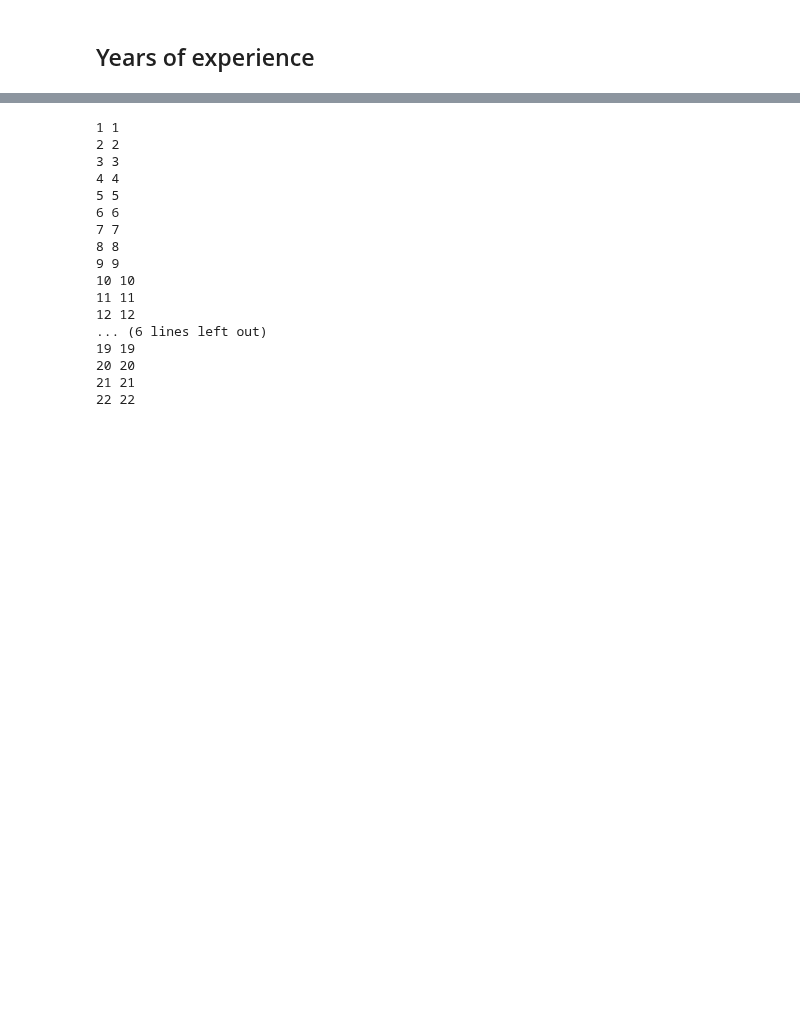
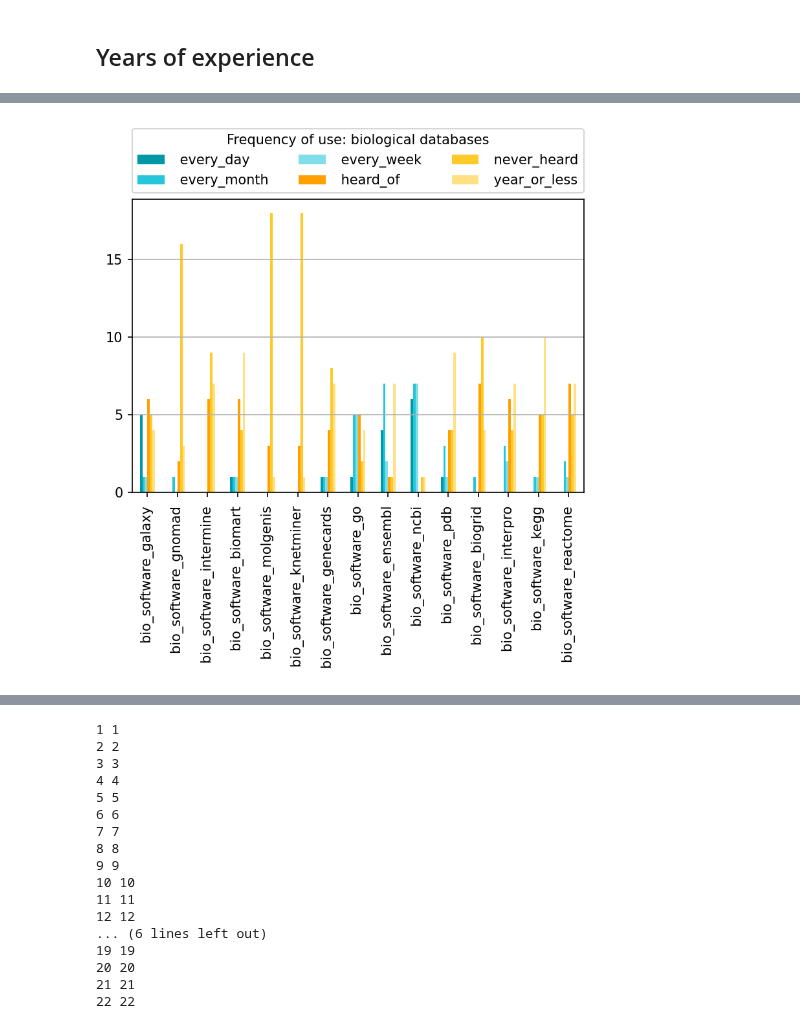
Before and after one commit to yochannah/subjective-data-models-analysis, a Jupyter notebook: import_data.ipynb, the cells around one changed output, grey strips where cells are left out. Saved outputs shown, nothing was run; the diff lists cells and outputs as text; code cells hidden in the pictures; blank space fills up the shorter version.

```diff
--- a/import_data.ipynb
+++ b/import_data.ipynb
@@ -273,0 +277,47 @@ expanded_backgrounds
+# %%
+## This is a utility function to prepare graphs for the personal
+## profile popular programs, languages, and data types
+
+
+## make a bar chart of most popular programs, files.
+def graph_bg(title, data, file_name):
+
+    # setup ordinal categories for frequency of use
+    # First, set up the data categories
+    frequency_of_use_order = ["every_day", "every_week", "every_month","year_or_less", "heard_of","never_heard"]
+    # set up a colour scale for the frequency of use categories above,
+    # where every_(day|week|month) values are set to blue and
+    # infrequent values (yearly or less) are set to yellow
+    color_scale = ['#0097A7','#26C6DA','#80DEEA','#FFA000','#FFCA28','#FFE082']
+
+    bg_counts = {}
+
+    #format each column for the barchart
+    for label, content in data.items():
+        bg_counts[label] = content.value_counts()
+
+    # in order to plot this as a bar chart, we want a df
+    # with the categories as the labels and the values as rows
+    bg_counts = pd.DataFrame(bg_counts)
+    bg_counts = bg_counts.transpose()
+
+    #visualise
+    barchart_bg = bg_counts.plot.bar(color=color_scale)
+    barchart_bg
+
+    #we only want integer ticks for counts on the y axis. 12.5 people reported something would look weird...
+    better_ticks = barchart_bg.get_yaxis()
+    better_ticks.grid(True)
+    better_ticks.get_major_locator().set_params(integer=True)
+
+
+    # # Place a legend above this subplot, expanding itself to
+    # # fully use the given bounding box. thx matplotlib docs!
+    barchart_bg.legend(bbox_to_anchor=(0., 1.02, 1., .102), loc="lower left",
+                          ncols=3, mode="expand", borderaxespad=0.).set_title(title)
+
+    barchart_bg.figure.savefig('figures/' + file_name + '_bar.png',dpi=300)
+# %%
+graph_bg("Frequency of use: biological databases", bio_software, "bio_software_bg")
+# %% [output]
+[figure, added]
```
Also changed, not shown: parts of 8 cells of this notebook, 10 other files.
